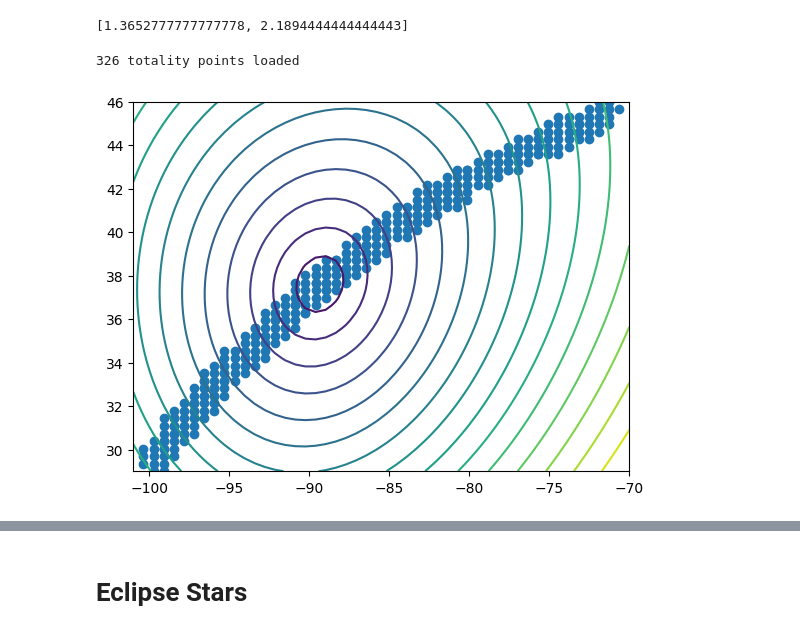
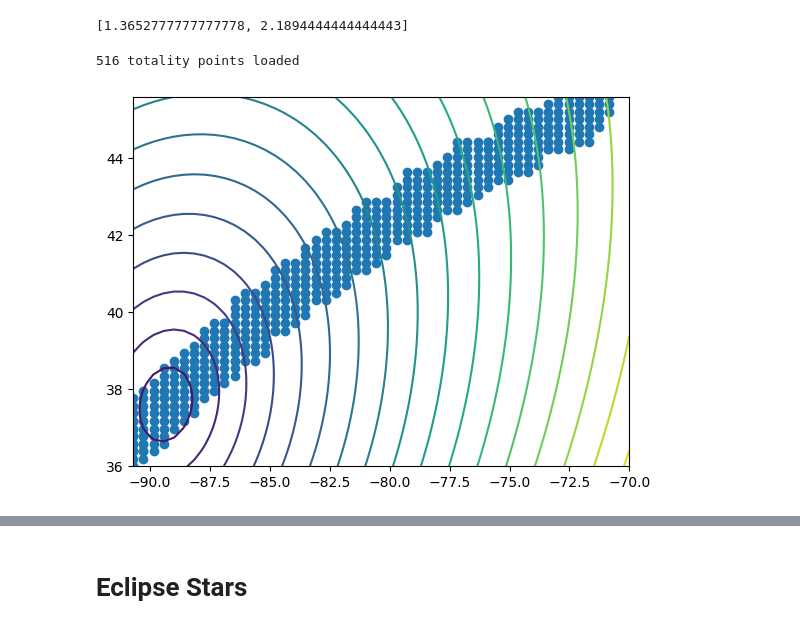
Before and after one commit to mattlangford/astropy-playground, a Jupyter notebook: astro.ipynb, the cells around one changed output, grey strips where cells are left out. Saved outputs shown, nothing was run; the diff lists cells and outputs as text; code cells hidden in the pictures.

```diff
--- a/astro.ipynb
+++ b/astro.ipynb
@@ -203,40 +203,41 @@ get_travel_times(lat0, lon0, [[lat1, lon1], [lat2, lon2]], datetime.now())
 from datetime import datetime, timezone
 
 center_time = astropy.time.Time("2024-04-08 19:01:00")
-lat_min, lon_min = 29, -101
-lat_max, lon_max = 46, -70
+
+lat_min, lon_min = 36.0, -90.7
+lat_max, lon_max = 45.6, -70.0
 lat_center = lat_min + (lat_max - lat_min) / 2.0
 lon_center = lon_min + (lon_max - lon_min) / 2.0
 
 points = 50
 lats = np.linspace(lat_min, lat_max, points)
 lons = np.linspace(lon_min, lon_max, points)
 lat, lon = np.meshgrid(lats, lons)
 
 dt = 28 * u.min
 count = 20
 centers = []
 center_ts = []
 ts = np.linspace(center_time - dt, center_time + dt, count)
 for t in ts:
     locations = astropy.coordinates.EarthLocation(lat=lat * u.deg, lon=lon * u.deg, height=0 * u.m)
     overlap = overlap_percent(locations, t)
     indicies = overlap > 0.999
     for x, y in zip(lat[indicies], lon[indicies]):
         centers.append([x, y])
         center_ts.append(t)
 
 centers = np.array(centers)
 print(f"{len(centers)} totality points loaded")
 plt.scatter(centers[:, 1], centers[:, 0])
 
 locations = astropy.coordinates.EarthLocation(lat=lat * u.deg, lon=lon * u.deg, height=0 * u.m)
 overlap = distance_contact(locations, center_time)
 plt.contour(lon, lat, overlap, 20)
 plt.show()
 # %% [output]
-326 totality points loaded
+516 totality points loaded
-[figure, old version]
+[figure, new version]
 # %%
 # Query weather across the map
 import time
```
Also changed, not shown: parts of 3 cells of this notebook, 1 other file.
